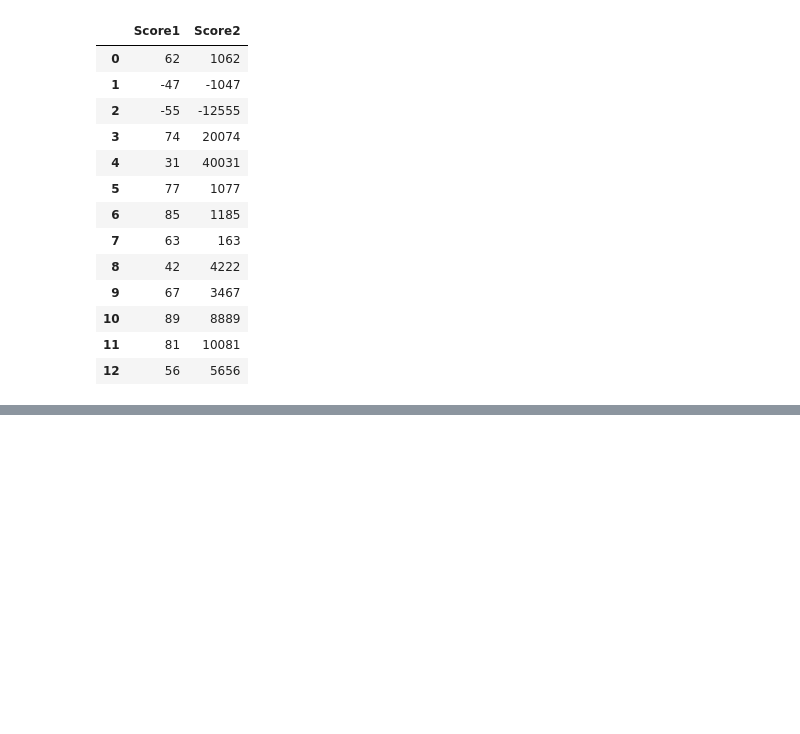
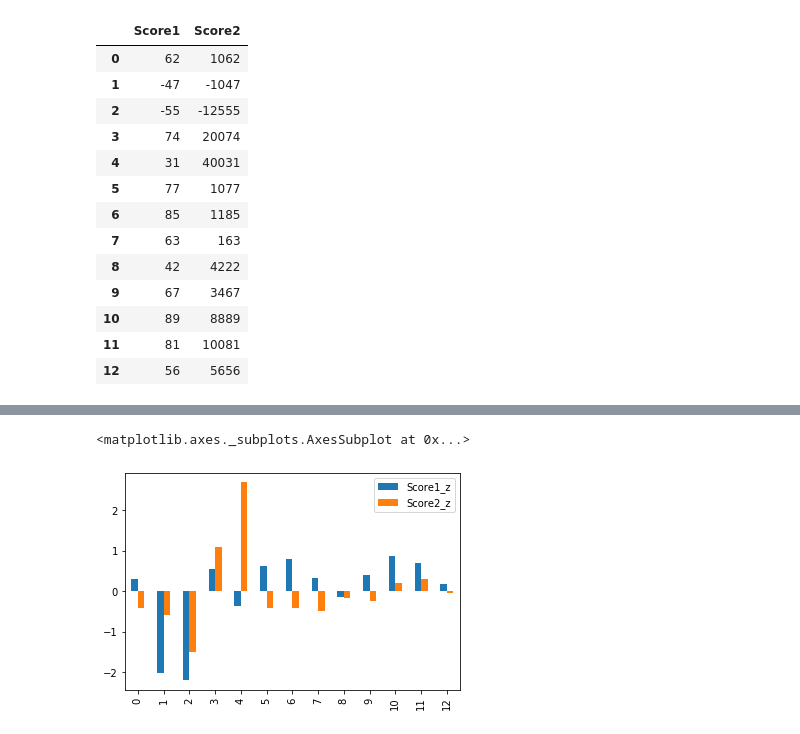
Before and after one commit to davideliason/DM4BA_Personal_Practice, a Jupyter notebook: Pandas_DataAnalysis.ipynb, the cells around one changed output, grey strips where cells are left out. Cells and saved outputs as stored; diff of their text form; code cells hidden in the pictures; blank space fills up the shorter version.

```diff
--- a/Pandas_DataAnalysis.ipynb
+++ b/Pandas_DataAnalysis.ipynb
@@ -1000,0 +1048,12 @@ df
+# %%
+def zscore_norm(x, mean, std_dev):
+    z = (x - mean)/std_dev
+    return z
+# %%
+# score 1
+score1_mean = df.Score1.mean()
+score1_stdDev = df.Score1.std()
+
+# score 2
+score2_mean = df.Score2.mean()
+score2_stdDev = df.Score2.std()
@@ -1000,0 +1077,3 @@ df
+# %%
+# apply to function
+df["Score1_z"] = zscore_norm(df.Score1, score1_mean, score1_stdDev)
@@ -1000,0 +1098,3 @@ df
+# %%
+
+df["Score2_z"] = zscore_norm(df.Score2, score2_mean, score2_stdDev)
@@ -1000,0 +1118,6 @@ df
+# %%
+# now we can plot the normalized values
+df[["Score1_z", "Score2_z"]].plot(kind='bar')
+# %% [output]
+<matplotlib.axes._subplots.AxesSubplot at 0x...>
+[figure, added]
```
Also changed, not shown: parts of 15 cells of this notebook.
